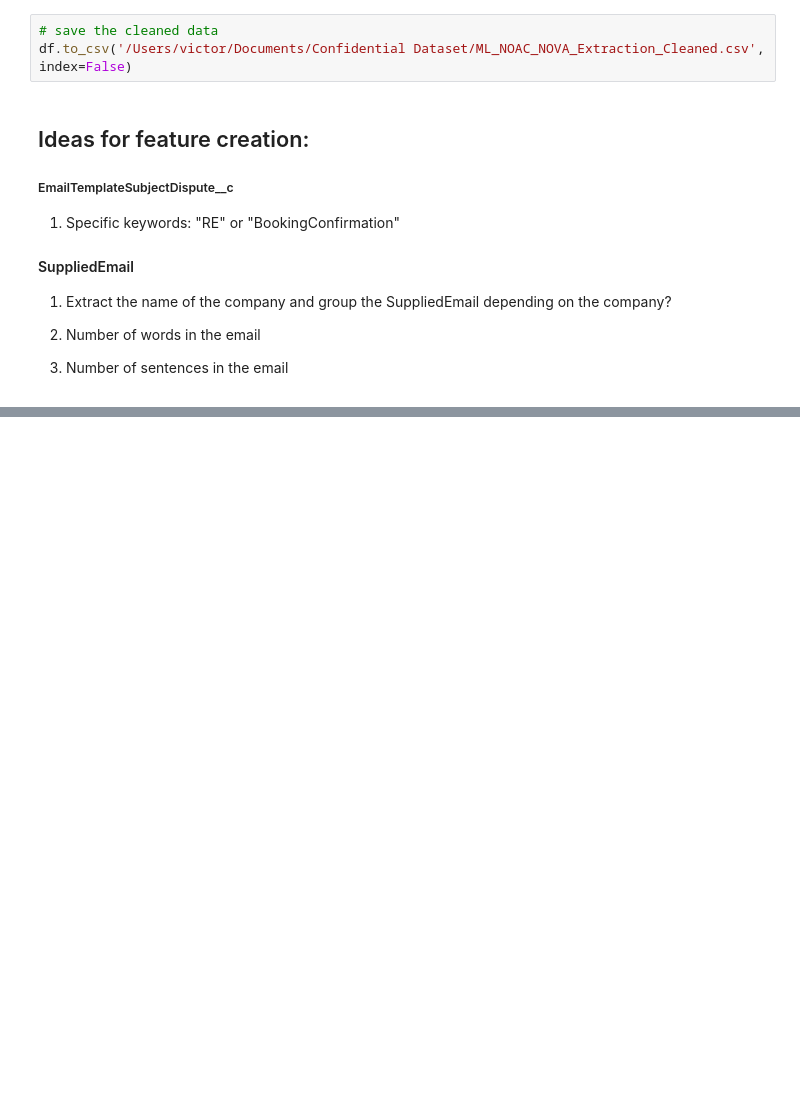
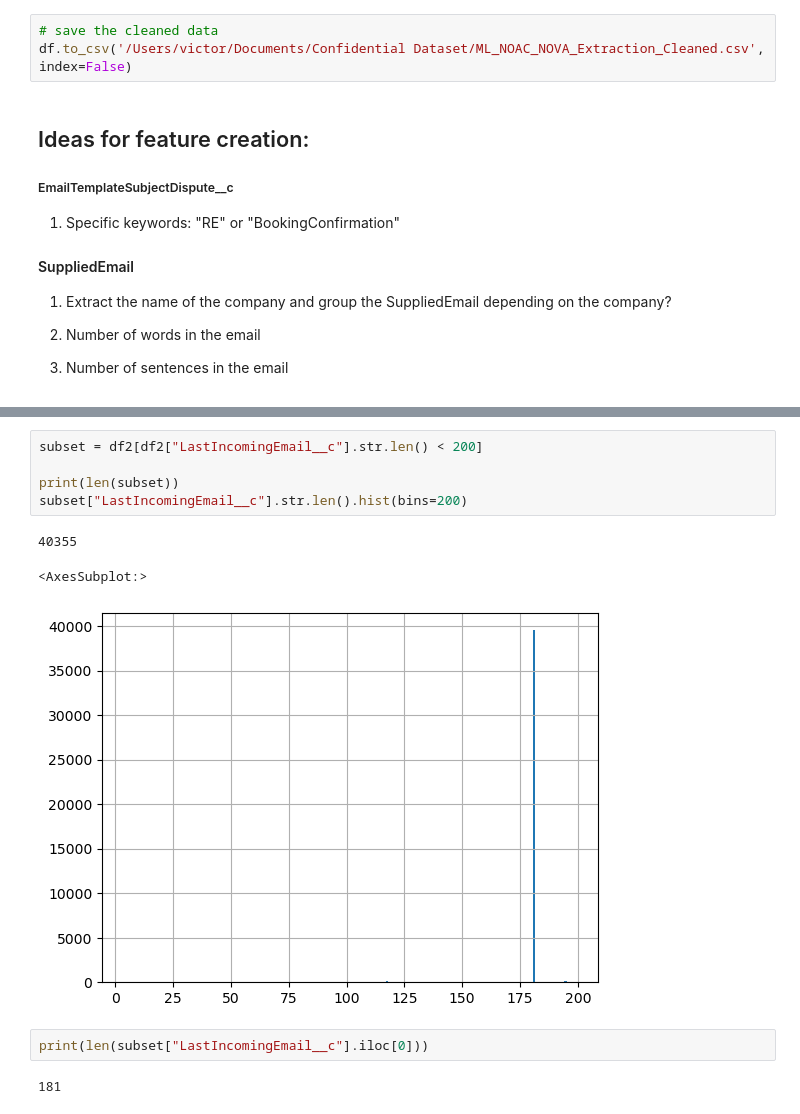
Before and after one commit to victor-radermecker/No-Action-Email-Prediction-Model, a Jupyter notebook: src/data_cleaning.ipynb, the cells around one changed output, grey strips where cells are left out. Saved outputs shown, nothing was run; the diff lists cells and outputs as text; blank space fills up the shorter version.

```diff
--- a/src/data_cleaning.ipynb
+++ b/src/data_cleaning.ipynb
@@ -123,0 +159,13 @@ df.to_csv('/Users/victor/Documents/Confidential Dataset/ML_NOAC_NOVA_Extraction_
+# %%
+subset = df2[df2["LastIncomingEmail__c"].str.len() < 200]
+
+print(len(subset))
+subset["LastIncomingEmail__c"].str.len().hist(bins=200)
+# %% [output]
+40355
+<AxesSubplot:>
+[figure, added]
+# %%
+print(len(subset["LastIncomingEmail__c"].iloc[0]))
+# %% [output]
+181
```
Also changed, not shown: parts of 42 cells of this notebook, 3 other files.
